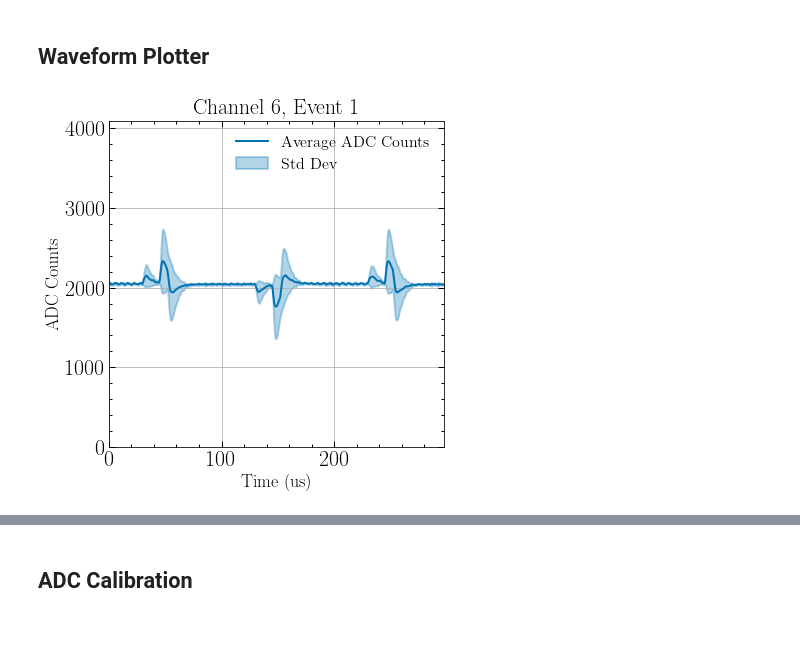
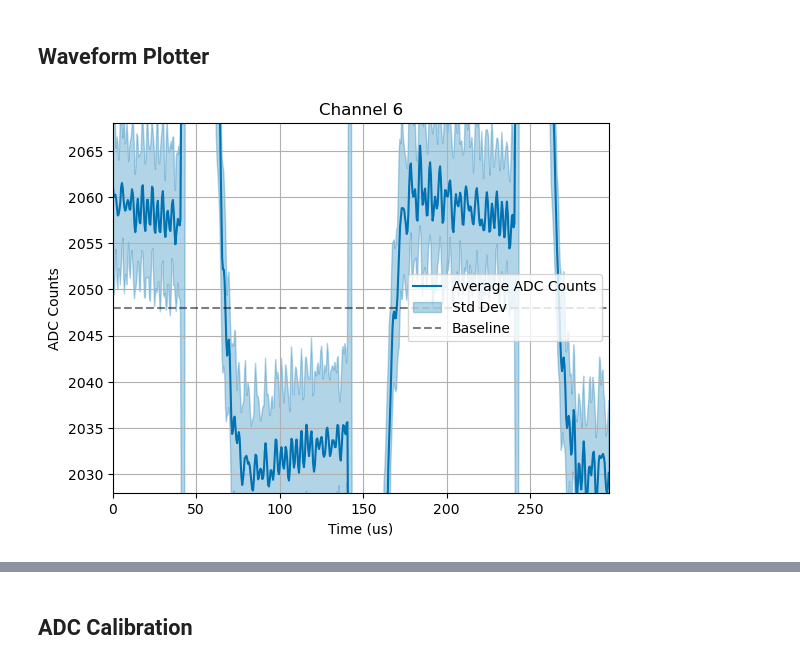
Before and after one commit to svanikt/GRAMS, a Jupyter notebook: pGRAMS Readout Analysis.ipynb, the cells around one changed output, grey strips where cells are left out. Cells and saved outputs as stored; diff of their text form; code cells hidden in the pictures; blank space fills up the shorter version.

Commit message:
consolidated plot_counts_on_channel and waveform_plotter

```diff
--- a/pGRAMS Readout Analysis.ipynb
+++ b/pGRAMS Readout Analysis.ipynb
@@ -56,5 +120,5 @@ for filename in tqdm.tqdm(filenames, desc=f'extracting ADC data...', total=len(f
 # %%
-def waveform_plotter(file_list, active_ch, event_id, overlay=1, average=0):
+def waveform_plotter(file_list, active_ch, event_id, overlay=1, average=0, zoom=0):
 # inputs: list of files you would like plotted, channel number of interest, event number of interest, and overlay on or off
 
     if average == 1:
@@ -63,6 +127,8 @@ def waveform_plotter(file_list, active_ch, event_id, overlay=1, average=0):
         ev_ch_mask = np.logical_and((temp['event_id'] == 1), (temp['channel_id'] == 1))
         sum_counts = np.zeros(len(temp['adc_count'][ev_ch_mask]))
         sum_squares    = np.zeros(len(temp['adc_count'][ev_ch_mask]))
+        nsamps = len(sum_counts)
+        nloops = 0
     elif average == 0:
         figure = plt.figure(figsize=[9,6])
 
@@ -79,9 +145,17 @@ def waveform_plotter(file_list, active_ch, event_id, overlay=1, average=0):
 
         # sum counts if average is enabled
         if average == 1:
-            adc_counts = df['adc_count'][mask]
-            sum_counts += adc_counts
-            sum_squares += adc_counts ** 2
+            all_evs = np.unique(df['event_id'])
+            #for every event
+            for ev in all_evs:
+                nloops+=1
+                mask = np.logical_and(fem_mask, np.logical_and(df['event_id']==ev, df['channel_id']==active_ch))
+                adc_counts = df['adc_count'][mask]
+                if(len(adc_counts)!=nsamps):
+                    print('Ch: {} Event: {} FEM: {} Found missing adc counts. {} instead of {}'.format(ch, ev, fem_id, len(adc_counts), nsamps))
+                else:
+                    sum_counts += adc_counts
+                    sum_squares += adc_counts ** 2
 
         if average == 0 and overlay == 1:
             # if overlay is enabled, plot on the same figure
@@ -97,27 +171,34 @@ def waveform_plotter(file_list, active_ch, event_id, overlay=1, average=0):
             plt.ylim(0, 4095)
             plt.grid(True)
             plt.show()
+    time = 0.5*np.arange(len(df['adc_count'][mask]))
 
     if average == 1:
         # Calculate the average waveform
-        average_counts = sum_counts / len(file_list)
+        average_counts = sum_counts / nloops
         # Calculate the standard deviation waveform
-        variance = (sum_squares / len(file_list)) - (average_counts ** 2)
+        variance = (sum_squares / nloops) - (average_counts ** 2)
         std_deviation = np.sqrt(variance)
 
+        baseline=2048
+
         # plot the average waveform
-        plt.figure()
         plt.plot(time, average_counts, color=colors[0],label='Average ADC Counts')
         plt.fill_between(time, average_counts - std_deviation, average_counts + std_deviation, color = colors[0], alpha=0.3, label='Std Dev')
-        plt.title(f'Channel {active_ch}, Event {event_id}')
+        plt.title(f'Channel {active_ch}')
         plt.xlabel('Time (us)')
         plt.ylabel('ADC Counts')
+        plt.axhline(baseline, color='k', ls='--', alpha=0.5, label='Baseline')
         plt.xlim(time.min(), time.max())
-        plt.ylim(0, 4095)
+        if zoom == 1:
+            plt.ylim(baseline-20, baseline+20)
+        else:
+            plt.ylim(0, 4095)
         plt.legend(loc='best')
         plt.grid(True)
         plt.show()
-    elif average == 0 and overlay == 1:
+
+    if average == 0 and overlay == 1:
         plt.title(f'ADC Counts for Channel {active_ch}, Event {event_id}')
         plt.xlabel('Time (us)')
         plt.ylabel('ADC Counts')
@@ -130,10 +211,10 @@ def waveform_plotter(file_list, active_ch, event_id, overlay=1, average=0):
     return
 # %%
 # set inputs, run plotter
-file_list = [450, 451, 452]
+file_list = [452]
 active_ch = 6
 event_id = 1
 
-waveform_plotter(file_list, active_ch=6, event_id=1, overlay=1, average=1)
+waveform_plotter(file_list, active_ch=6, event_id=2, overlay=1, average=1, zoom=1)
 # %% [output]
-[figure, old version]
+[figure, new version]
```
Also changed, not shown: parts of 25 cells of this notebook.
